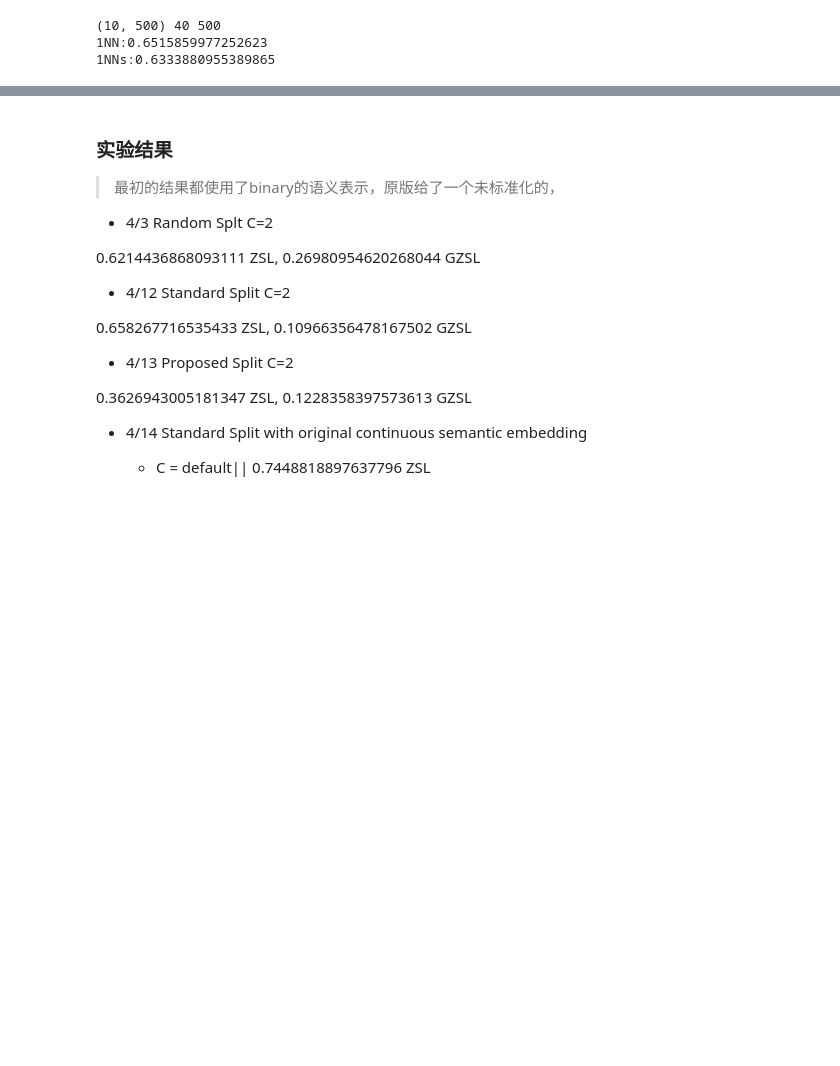
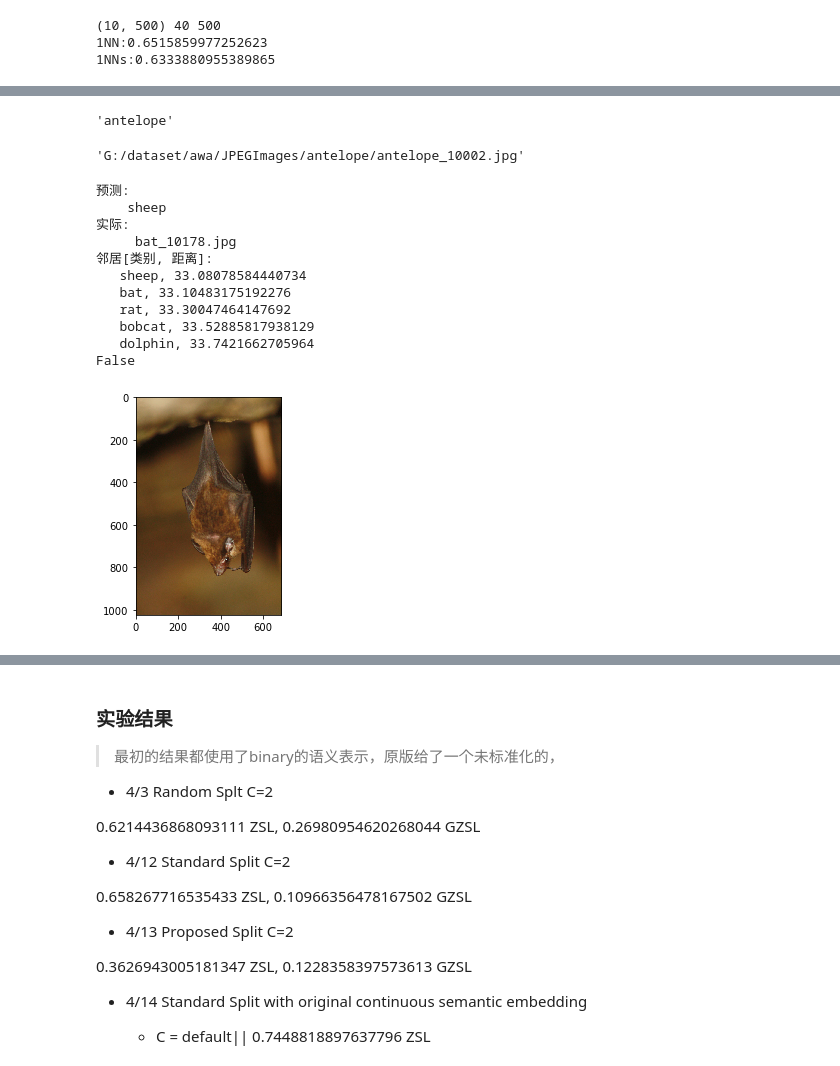
Before and after one commit to scarletfrank/exem-py3-zsl, a Jupyter notebook: awa2.ipynb, the cells around one changed output, grey strips where cells are left out. Saved outputs shown, nothing was run; the diff lists cells and outputs as text; code cells hidden in the pictures; blank space fills up the shorter version.

```diff
--- a/awa2.ipynb
+++ b/awa2.ipynb
@@ -133,10 +133,12 @@ class awaRead:
         # visual features 2048 dimensions
         xp = self.path + "ResNet101/AwA2-features.txt"
         x = np.loadtxt(xp, delimiter=" ", encoding='utf-8')
-        i1 = np.isin(y, train_class)
-        i2 = np.isin(y, test_class)
-        self.X_train, self.X_test = x[i1], x[i2]
-        self.y_train, self.y_test = y[i1], y[i2]
+        self.i1 = np.isin(y, train_class)
+        self.i2 = np.isin(y, test_class)
+        self.X_train, self.X_test = x[self.i1], x[self.i2]
+        self.y_train, self.y_test = y[self.i1], y[self.i2]
+    def index_train_test(self):
+        return [self.i1, self.i2]
     def train_data(self):
         return self.X_train, self.y_train
     def test_data(self):
@@ -304,0 +293,51 @@ test_class
+# %%
+i_to_c = {}
+
+for k, v in cls_to_idx.items():
+    i_to_c[v] = k
+# %%
+imgs = np.loadtxt(folder + "ResNet101/AwA2-filenames.txt", dtype=str, encoding='utf-8')
+train_index, test_index = awaReader.index_train_test()
+
+
+# imgs[test_index]
+ary = sneigh.predict(X_test)
+temp = ary == y_test
+# %%
+imgs[1].split("_")[0]
+# %% [output]
+'antelope'
+# %%
+folder + "JPEGImages/" + imgs[1].split("_")[0] + "/" + imgs[1]
+# %% [output]
+'G:/dataset/awa/JPEGImages/antelope/antelope_10002.jpg'
+# %%
+def predict(ix, paths):
+    print("预测: ")
+    l = sneigh.predict(X_test[[ix]])
+    print("    " + i_to_c[l[0]])
+    print("实际:")
+    print("    " , paths[ix].split('/')[-1])
+    print("邻居[类别, 距离]:")
+    neigh_dist, neigh_indices = sneigh.kneighbors(X_test[[ix]], n_neighbors=5)
+    for d, i in zip(neigh_dist[0], neigh_indices[0]):
+        ti = exem_y[i]
+        print("   " + i_to_c[ti], d, sep=", ")
+    im = Image.open(folder + "JPEGImages/" + paths[ix].split("_")[0] + "/" + paths[ix])
+    plt.imshow(im)
+    print(temp[ix])
+# %%
+predict(177, imgs[test_index])
+# %% [output]
+预测:
+    sheep
+实际:
+     bat_10178.jpg
+邻居[类别, 距离]:
+   sheep, 33.08078584440734
+   bat, 33.10483175192276
+   rat, 33.30047464147692
+   bobcat, 33.52885817938129
+   dolphin, 33.7421662705964
+False
+[figure, added]
```
Also changed, not shown: parts of 8 cells of this notebook, 4 other files.
